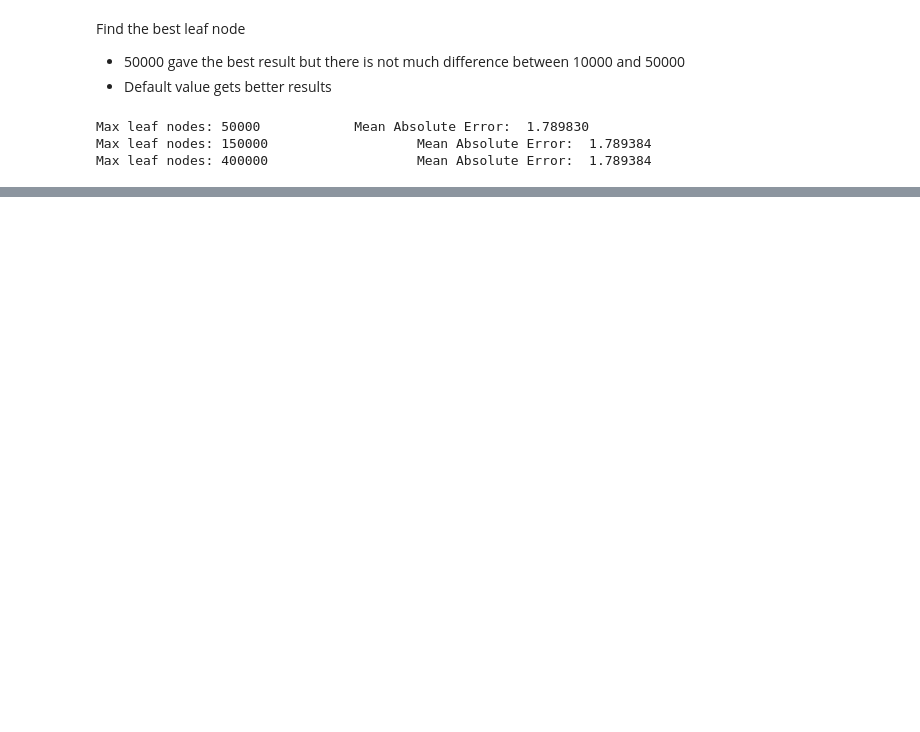
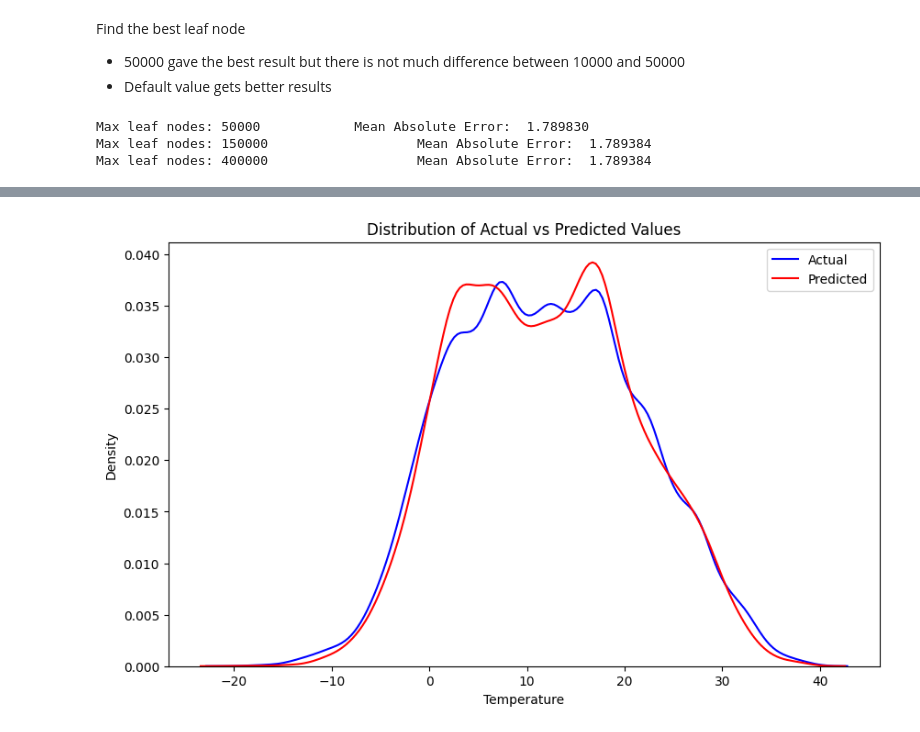
Before and after one commit to BcDemir/Weather_Prediction_With_ML, a Jupyter notebook: ml/notebooks/03_model_training.ipynb, the cells around one changed output, grey strips where cells are left out. Cells and saved outputs as stored; diff of their text form; code cells hidden in the pictures; blank space fills up the shorter version.

```diff
--- a/ml/notebooks/03_model_training.ipynb
+++ b/ml/notebooks/03_model_training.ipynb
@@ -68,0 +116,11 @@ Max leaf nodes: 400000                   Mean Absolute Error:  1.789384
+# %%
+plt.figure(figsize=(10, 6))
+sns.kdeplot(val_y, label='Actual', color='blue')
+sns.kdeplot(weather_preds, label='Predicted', color='red')
+plt.xlabel('Temperature')
+plt.ylabel('Density')
+plt.title('Distribution of Actual vs Predicted Values')
+plt.legend()
+plt.show()
+# %% [output]
+[figure, added]
```
Also changed, not shown: parts of 6 cells of this notebook, 4 other files.
